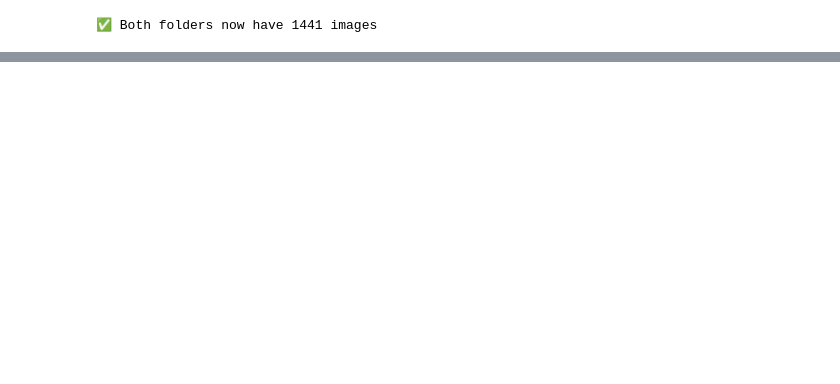
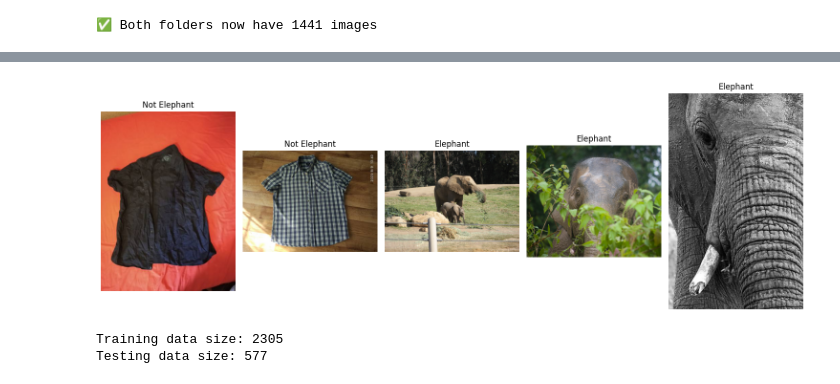
Before and after one commit to DeminiRajakaruna/Edge-Artificial-Intelligence-CW, a Jupyter notebook: Model.ipynb, the cells around one changed output, grey strips where cells are left out. Saved outputs shown, nothing was run; the diff lists cells and outputs as text; code cells hidden in the pictures; blank space fills up the shorter version.

```diff
--- a/Model.ipynb
+++ b/Model.ipynb
@@ -58,0 +125,77 @@ balance_dataset(elephant_dir, nonelephant_dir)
+# %%
+import os
+import pandas as pd
+import random
+import cv2
+import matplotlib.pyplot as plt
+from sklearn.model_selection import train_test_split
+
+# Define class names
+class_names = {0: "Not Elephant", 1: "Elephant"}
+
+def create_labeled_dataset(elephant_dir, nonelephant_dir):
+    data = []
+
+    # Check if directories exist
+    if not os.path.isdir(elephant_dir):
+        raise FileNotFoundError(f"Elephant directory {elephant_dir} does not exist.")
+    if not os.path.isdir(nonelephant_dir):
+        raise FileNotFoundError(f"Non-elephant directory {nonelephant_dir} does not exist.")
+
+    # Label elephant images as 1
+    for file in os.listdir(elephant_dir):
+        file_path = os.path.join(elephant_dir, file)
+        if file.lower().endswith(('.jpg', '.jpeg', '.png')) and os.path.isfile(file_path):
+            data.append((file_path, 1))
+
+    # Label non-elephant images as 0
+    for file in os.listdir(nonelephant_dir):
+        file_path = os.path.join(nonelephant_dir, file)
+        if file.lower().endswith(('.jpg', '.jpeg', '.png')) and os.path.isfile(file_path):
+            data.append((file_path, 0))
+
+    # Shuffle the data
+    random.shuffle(data)
+
+    # Convert to DataFrame
+    df = pd.DataFrame(data, columns=["image_path", "label"])
+    return df
+
+def show_random_images(df, n=5):
+    # Select n random rows
+    sample_df = df.sample(n)
+
+    # Plot the images
+    plt.figure(figsize=(15, 5))
+    for i, (path, label) in enumerate(zip(sample_df["image_path"], sample_df["label"])):
+        img = cv2.imread(path)
+        img = cv2.cvtColor(img, cv2.COLOR_BGR2RGB)
+
+        plt.subplot(1, n, i+1)
+        plt.imshow(img)
+        plt.title(class_names[label])
+        plt.axis('off')
+
+    plt.tight_layout()
+    plt.show()
+
+# Example usage
+elephant_dir = "Data Set"
+nonelephant_dir = "Not Data Set"
+
+# Create labeled dataset
+df = create_labeled_dataset(elephant_dir, nonelephant_dir)
+
+# Show a few random images with labels
+show_random_images(df, n=5)
+
+# Split the data into training and testing sets (80% train, 20% test)
+train_df, test_df = train_test_split(df, test_size=0.2, random_state=42)
+
+# Show the sizes of the splits
+print(f"Training data size: {len(train_df)}")
+print(f"Testing data size: {len(test_df)}")
+# %% [output]
+[figure, added]
+Training data size: 2305
+Testing data size: 577
```
Also changed, not shown: parts of 9 cells of this notebook.
